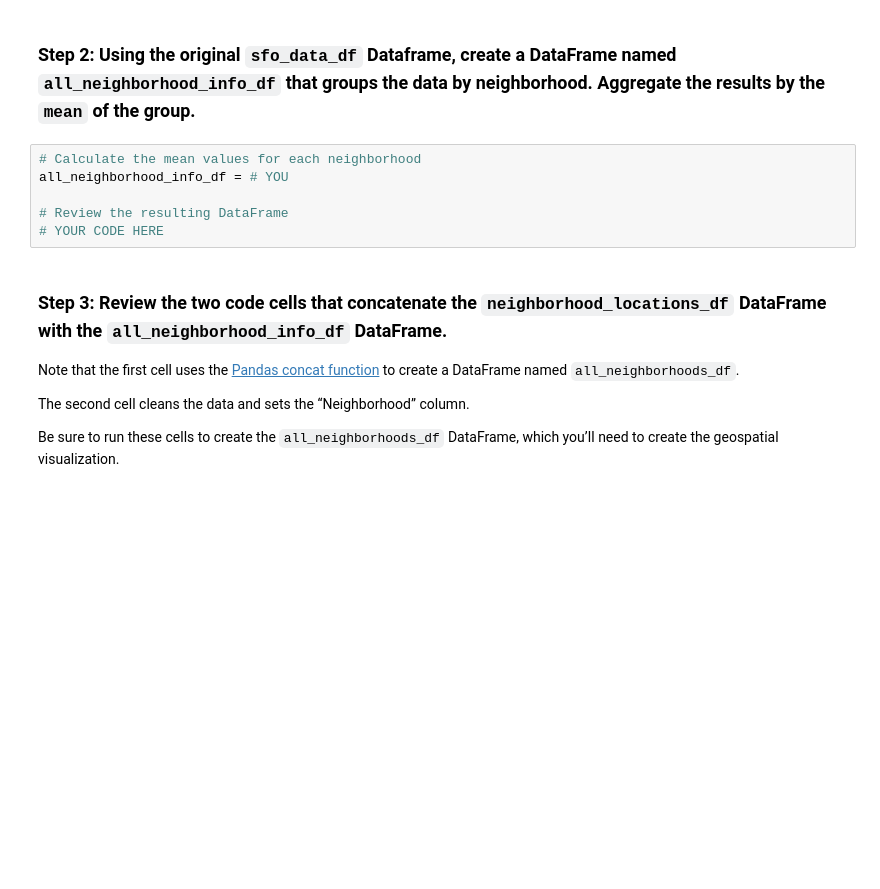
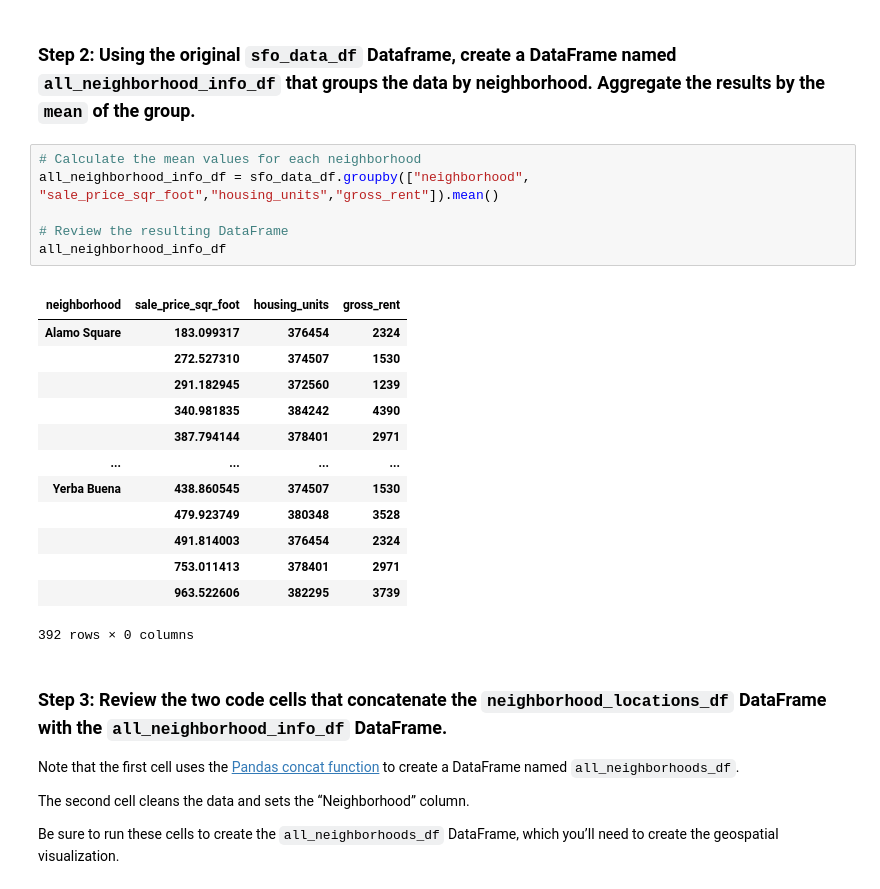
Before and after one commit to AnvithaChaluvadi/Housing-Analysis_Module6Challenge, a Jupyter notebook: Code/san_francisco_housing.ipynb, the cells around one changed output. Drawn from its saved outputs; the diff is of its cells as text; blank space fills up the shorter version.

```diff
--- a/Code/san_francisco_housing.ipynb
+++ b/Code/san_francisco_housing.ipynb
@@ -412,10 +423,25 @@ neighborhood_locations_df = pd.read_csv("../Code/Resources/neighborhoods_coordin
 ### Step 2: Using the original `sfo_data_df` Dataframe, create a DataFrame named `all_neighborhood_info_df` that groups the data by neighborhood. Aggregate the results by the `mean` of the group.
 # %%
 # Calculate the mean values for each neighborhood
-all_neighborhood_info_df = # YOU
+all_neighborhood_info_df = sfo_data_df.groupby(["neighborhood", "sale_price_sqr_foot","housing_units","gross_rent"]).mean()
 
 # Review the resulting DataFrame
-# YOUR CODE HERE
+all_neighborhood_info_df
+# %% [output]
+|  |  |  |  |
+| neighborhood | sale_price_sqr_foot | housing_units | gross_rent |
+| Alamo Square | 183.099317 | 376454 | 2324 |
+|  | 272.527310 | 374507 | 1530 |
+|  | 291.182945 | 372560 | 1239 |
+|  | 340.981835 | 384242 | 4390 |
+|  | 387.794144 | 378401 | 2971 |
+| ... | ... | ... | ... |
+| Yerba Buena | 438.860545 | 374507 | 1530 |
+|  | 479.923749 | 380348 | 3528 |
+|  | 491.814003 | 376454 | 2324 |
+|  | 753.011413 | 378401 | 2971 |
+|  | 963.522606 | 382295 | 3739 |
+392 rows × 0 columns
 # %% [markdown]
 ### Step 3: Review the two code cells that concatenate the `neighborhood_locations_df` DataFrame with the `all_neighborhood_info_df` DataFrame.
 
```
Also changed, not shown: parts of 7 cells of this notebook.
